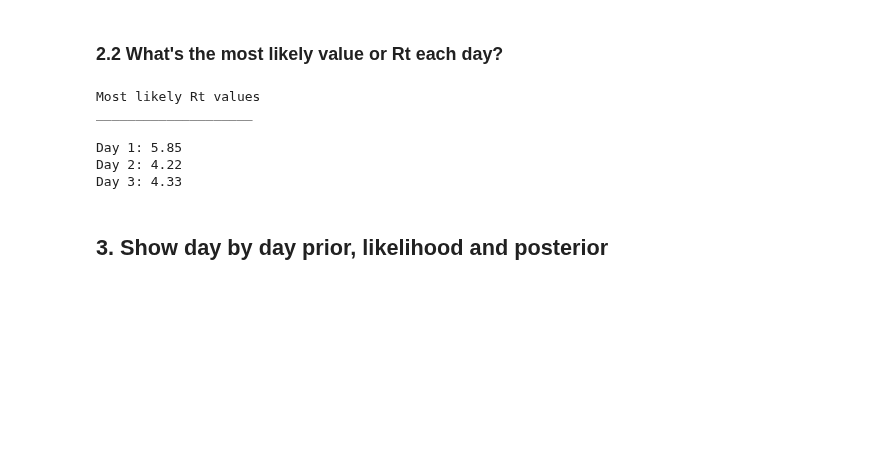
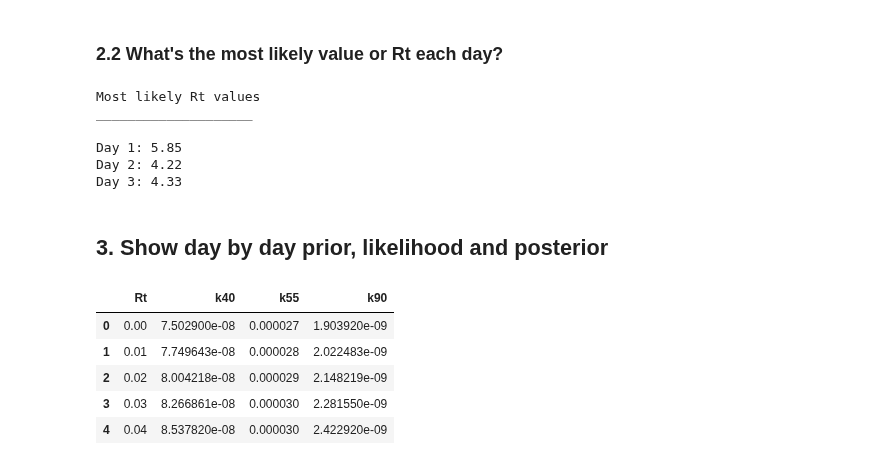
Before and after one commit to mikjf/statistics_and_experimental_design, a Jupyter notebook: covid_Rt_estimation.ipynb, the cells around one changed output. Drawn from its saved outputs; the diff is of its cells as text; code cells hidden in the pictures; blank space fills up the shorter version.

```diff
--- a/covid_Rt_estimation.ipynb
+++ b/covid_Rt_estimation.ipynb
@@ -230,3 +230,12 @@ Day 2: 4.22
 Day 3: 4.33
 # %% [markdown]
 ## 3. Show day by day prior, likelihood and posterior
+# %%
+likelihood_df.head()
+# %% [output]
+|  | Rt | k40 | k55 | k90 |
+| 0 | 0.00 | 7.502900e-08 | 0.000027 | 1.903920e-09 |
+| 1 | 0.01 | 7.749643e-08 | 0.000028 | 2.022483e-09 |
+| 2 | 0.02 | 8.004218e-08 | 0.000029 | 2.148219e-09 |
+| 3 | 0.03 | 8.266861e-08 | 0.000030 | 2.281550e-09 |
+| 4 | 0.04 | 8.537820e-08 | 0.000030 | 2.422920e-09 |
```
Also changed, not shown: parts of 5 cells of this notebook.
